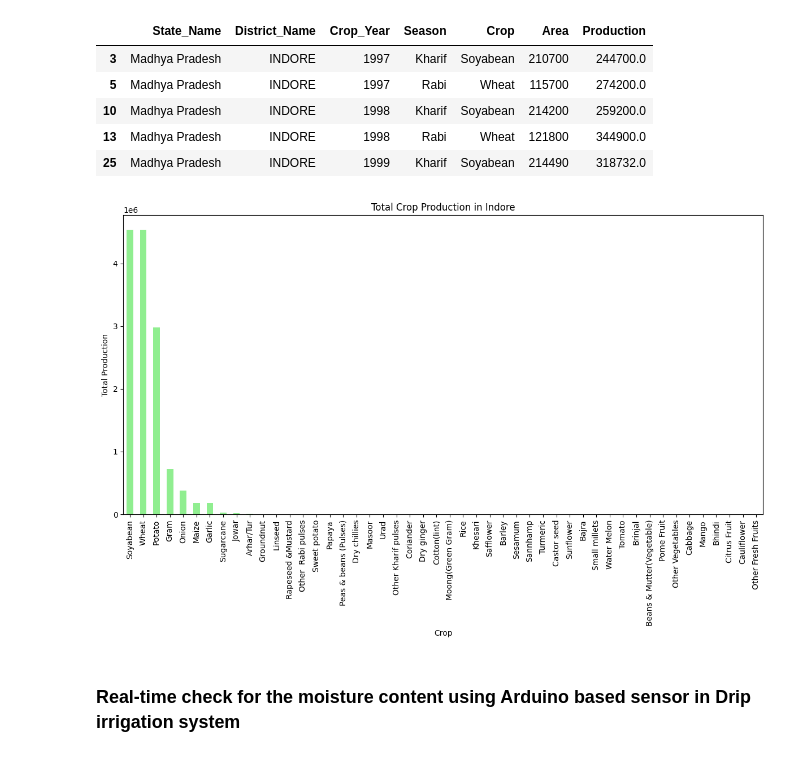
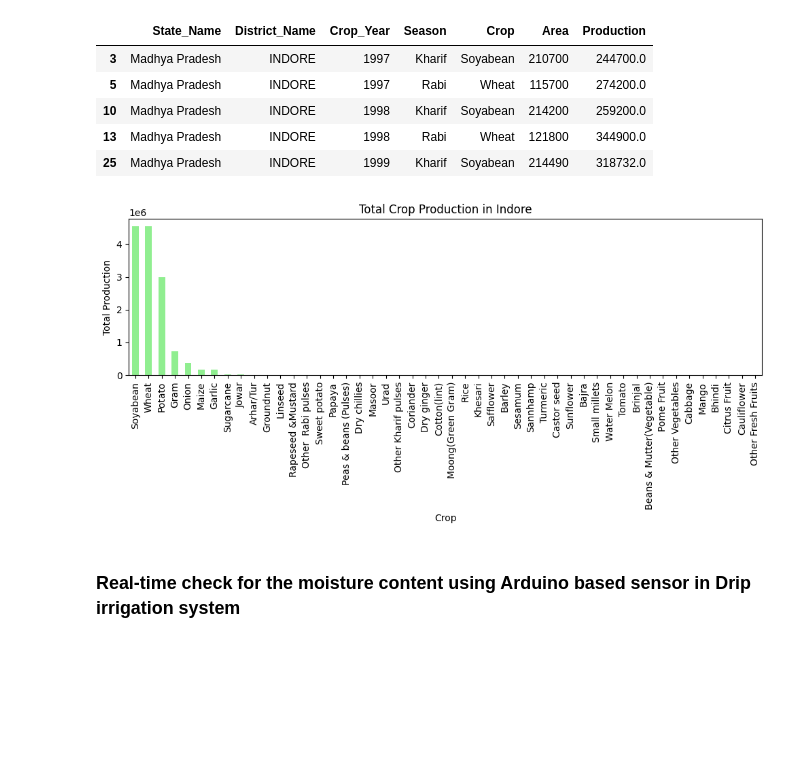
Before and after one commit to Trupti1509/Crop-recommendation-system, a Jupyter notebook: Crop_monitoring,_suggestions_and_irrigation_system.ipynb, the cells around one changed output. Drawn from its saved outputs; the diff is of its cells as text; code cells hidden in the pictures; blank space fills up the shorter version.

```diff
--- a/Crop_monitoring,_suggestions_and_irrigation_system.ipynb
+++ b/Crop_monitoring,_suggestions_and_irrigation_system.ipynb
@@ -303,28 +305,28 @@ wheat_soyabean_indore_df.head()
 # %%
 
 # Importing necessary libraries for data manipulation and visualization
 import pandas as pd
 import matplotlib.pyplot as plt
 
 # Load the CSV file into a DataFrame
 indore_crops_df = pd.read_csv('crop_prod_indore.csv')
 
 # Group by Crop and calculate the total production for each crop
 total_production_indore = indore_crops_df.groupby('Crop')['Production'].sum().sort_values(ascending=False)
 
 # Plotting the total production for each crop
-plt.figure(figsize=(12, 8))
+plt.figure(figsize=(10, 5))
 total_production_indore.plot(kind='bar', color='lightgreen')
 plt.title('Total Crop Production in Indore')
 plt.xlabel('Crop')
 plt.ylabel('Total Production')
 plt.xticks(rotation=90)
 plt.tight_layout()
 
 # Display the plot
 plt.show()
 # %% [output]
-[figure, old version]
+[figure, new version]
 # %% [markdown]
 ### Real-time check for the moisture content using Arduino based sensor in Drip irrigation system
 # %%
```
Also changed, not shown: parts of 1 cell of this notebook.
